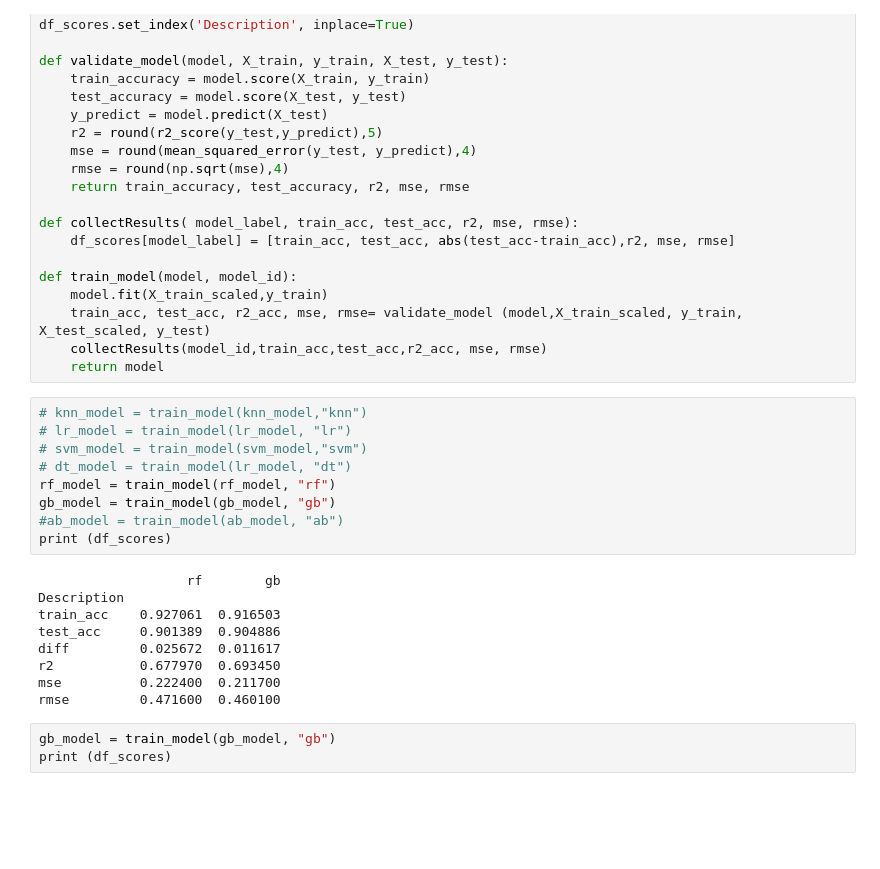
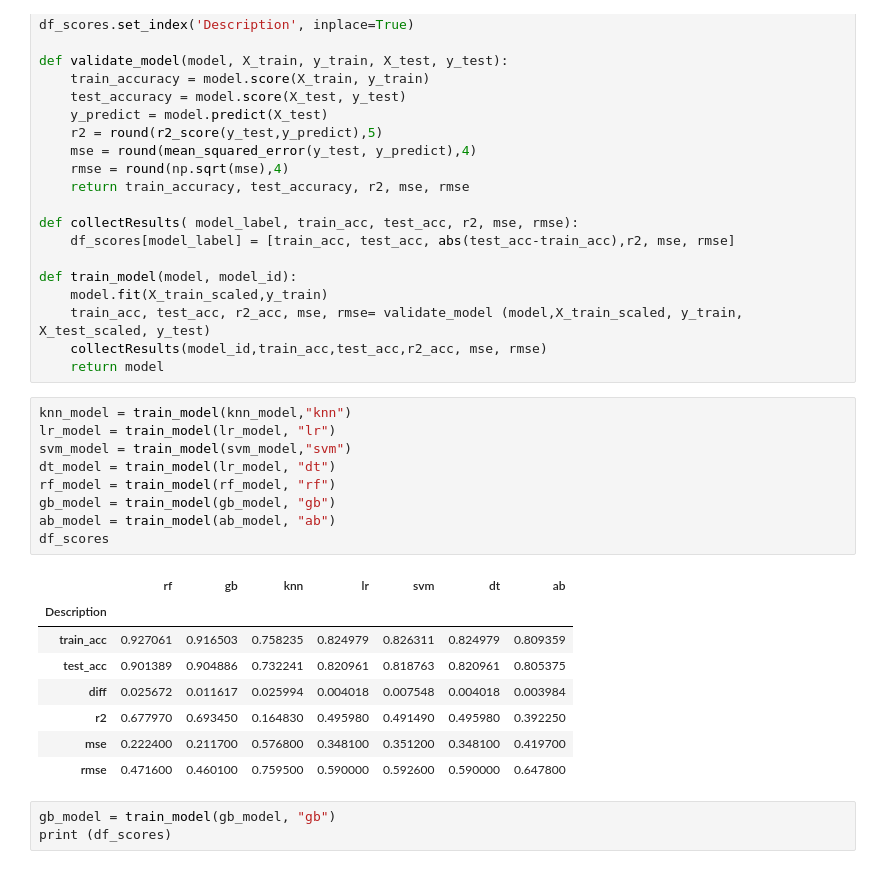
Before and after one commit to LaserLon/Project2, a Jupyter notebook: Mike/starter.ipynb, the cells around one changed output. Drawn from its saved outputs; the diff is of its cells as text; blank space fills up the shorter version.

```diff
--- a/Mike/starter.ipynb
+++ b/Mike/starter.ipynb
@@ -281,23 +366,23 @@ def train_model(model, model_id):
     collectResults(model_id,train_acc,test_acc,r2_acc, mse, rmse)
     return model
 # %%
-# knn_model = train_model(knn_model,"knn")
-# lr_model = train_model(lr_model, "lr")
-# svm_model = train_model(svm_model,"svm")
-# dt_model = train_model(lr_model, "dt")
+knn_model = train_model(knn_model,"knn")
+lr_model = train_model(lr_model, "lr")
+svm_model = train_model(svm_model,"svm")
+dt_model = train_model(lr_model, "dt")
 rf_model = train_model(rf_model, "rf")
 gb_model = train_model(gb_model, "gb")
-#ab_model = train_model(ab_model, "ab")
-print (df_scores)
+ab_model = train_model(ab_model, "ab")
+df_scores
 # %% [output]
-                   rf        gb
-Description
-train_acc    0.927061  0.916503
-test_acc     0.901389  0.904886
-diff         0.025672  0.011617
-r2           0.677970  0.693450
-mse          0.222400  0.211700
-rmse         0.471600  0.460100
+|  | rf | gb | knn | lr | svm | dt | ab |
+| Description |  |  |  |  |  |  |  |
+| train_acc | 0.927061 | 0.916503 | 0.758235 | 0.824979 | 0.826311 | 0.824979 | 0.809359 |
+| test_acc | 0.901389 | 0.904886 | 0.732241 | 0.820961 | 0.818763 | 0.820961 | 0.805375 |
+| diff | 0.025672 | 0.011617 | 0.025994 | 0.004018 | 0.007548 | 0.004018 | 0.003984 |
+| r2 | 0.677970 | 0.693450 | 0.164830 | 0.495980 | 0.491490 | 0.495980 | 0.392250 |
+| mse | 0.222400 | 0.211700 | 0.576800 | 0.348100 | 0.351200 | 0.348100 | 0.419700 |
+| rmse | 0.471600 | 0.460100 | 0.759500 | 0.590000 | 0.592600 | 0.590000 | 0.647800 |
 # %%
 gb_model = train_model(gb_model, "gb")
 print (df_scores)
```
Also changed, not shown: parts of 7 cells of this notebook.
